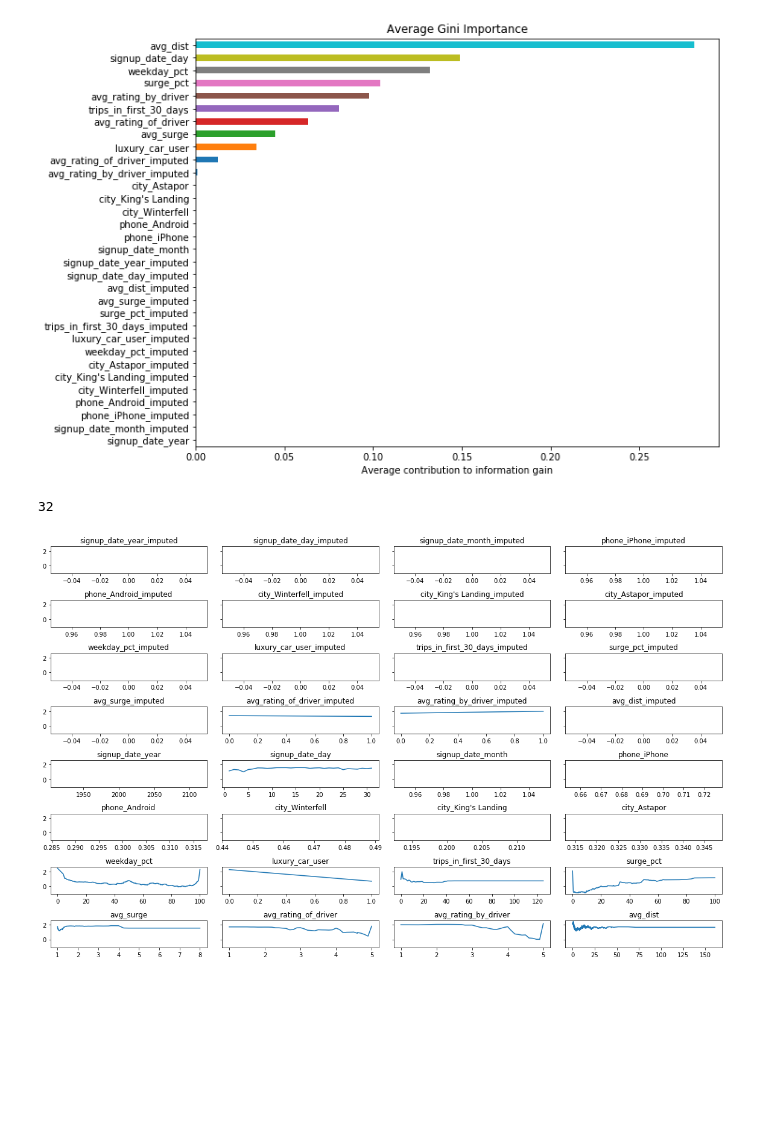
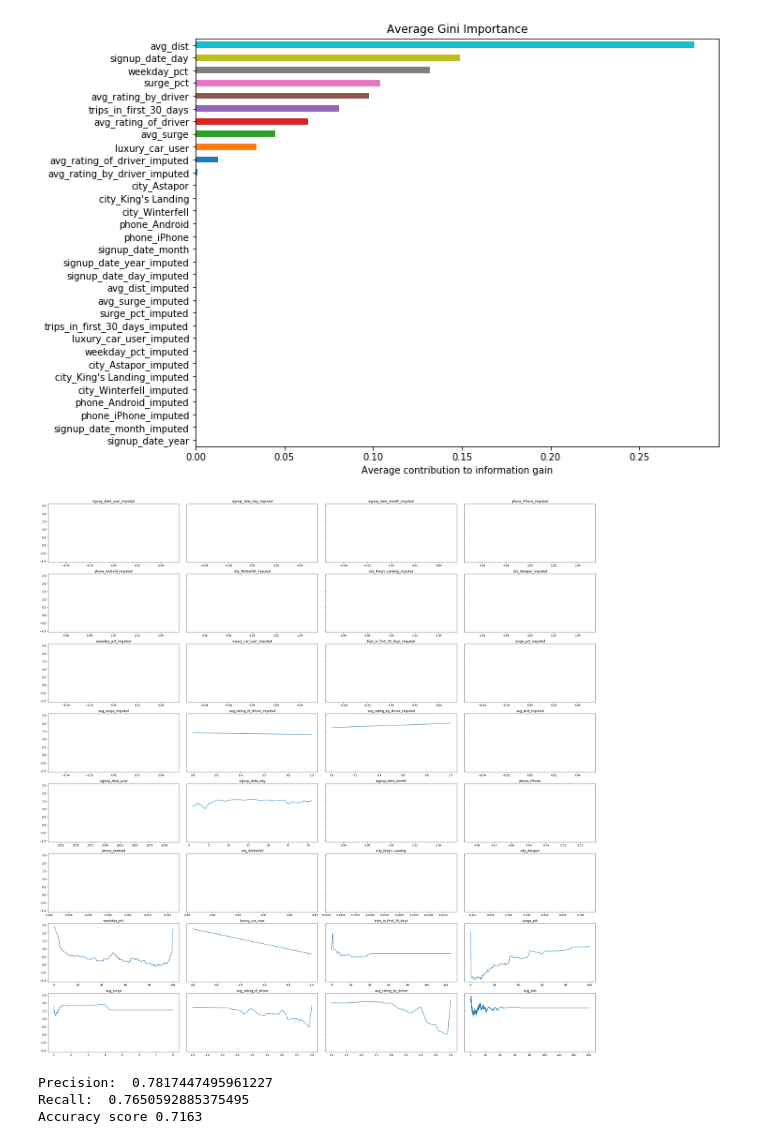
Before and after one commit to bertolero16/Churn-Case-Study, a Jupyter notebook: cosmas_stuff.ipynb, the cells around one changed output. Saved outputs shown, nothing was run; the diff lists cells and outputs as text; code cells hidden in the pictures; blank space fills up the shorter version.

```diff
--- a/cosmas_stuff.ipynb
+++ b/cosmas_stuff.ipynb
@@ -202,17 +202,13 @@ ax.set_title('Average Gini Importance')
 ax.set_xlabel('Average contribution to information gain');
 # %% [output]
 [figure]
-# %%
-len(train_X.columns)
-# %% [output]
-32
 # %%
-fig, axes = plt.subplots(8,4, figsize=(16,10), sharey=True)
+fig, axes = plt.subplots(8,4, figsize=(30,30), sharey=True)
 
 for ax, feat_ind in zip(axes.flatten(), reversed(range(train_X.shape[1]))):
     xx, pdp = partial_dependence(rf, train_X.values, feat_ind, classification=True)
     ax.plot(xx, pdp)
     ax.set_title(train_X.columns[feat_ind])
 plt.tight_layout()
 # %% [output]
-[figure, old version]
+[figure, new version]
@@ -218,0 +221,10 @@ plt.tight_layout()
+# %%
+rf2 = RandomForestClassifier(class_weight='balanced')
+model = rf2.fit(train_X_2, train_y)
+yhat = model.predict(test_X_2)
+ezprint_cmatrix(test_y, yhat)
+#ezprint_cmatrix(test_y, np.ones((len(yhat), 1)))
+# %% [output]
+Precision:  0.7817447495961227
+Recall:  0.7650592885375495
+Accuracy score 0.7163
```
Also changed, not shown: parts of 15 cells of this notebook, 1 other file.
